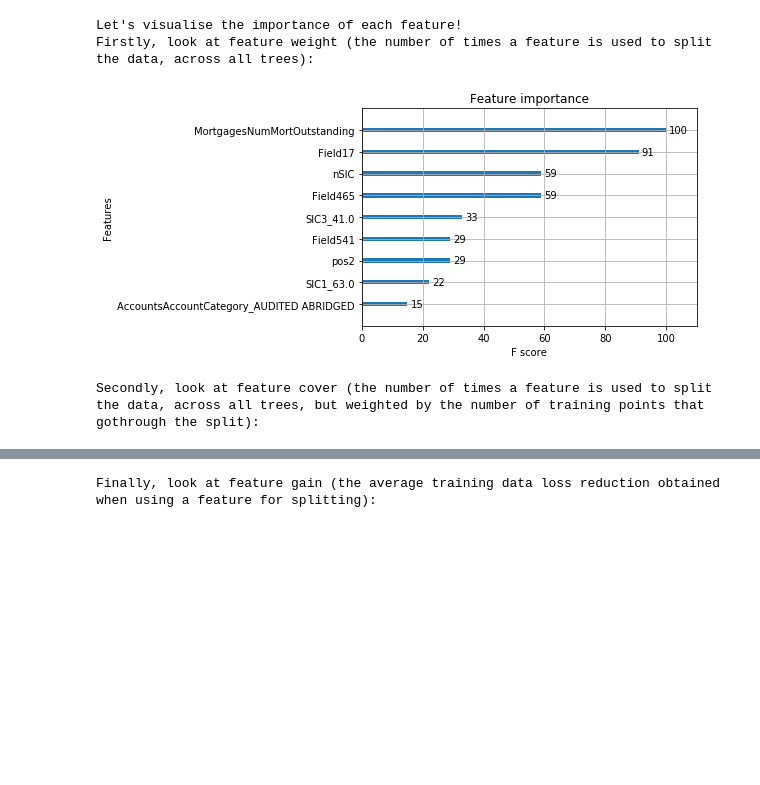
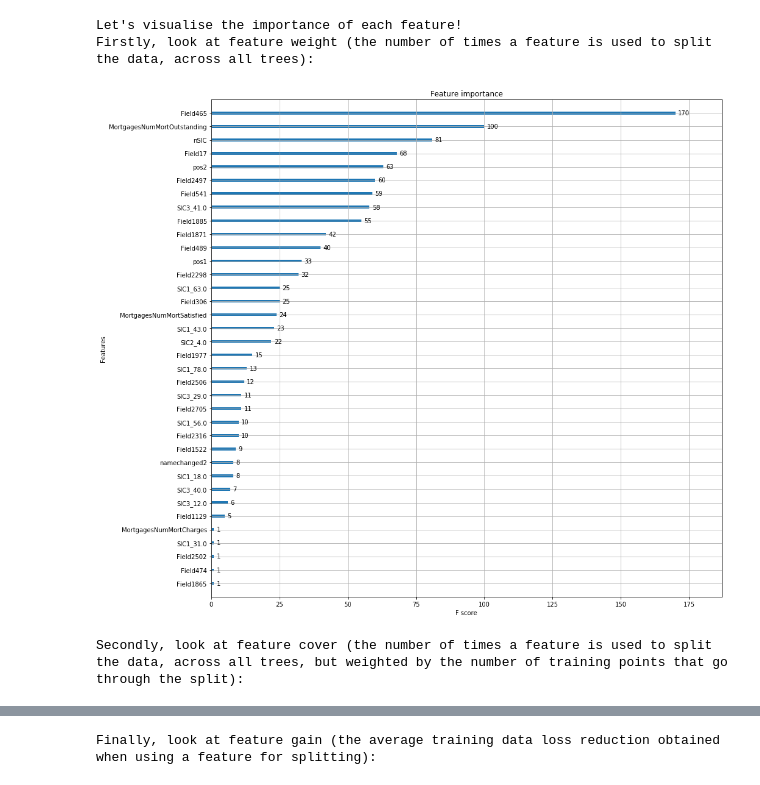
Before and after one commit to kalialeksiev/adversarial-ml, a Jupyter notebook: notebooks/XGB Model Visualisation.ipynb, the cells around one changed output, grey strips where cells are left out. Saved outputs shown, nothing was run; the diff lists cells and outputs as text; code cells hidden in the pictures; blank space fills up the shorter version.

```diff
--- a/notebooks/XGB Model Visualisation.ipynb
+++ b/notebooks/XGB Model Visualisation.ipynb
@@ -57,24 +78,27 @@ Now let's visualise the resulting tree:
 # %%
 print("Let's visualise the importance of each feature!")
 
 print("Firstly, look at feature weight (the number of times"
       " a feature is used to split the data, across all trees):")
-plot_importance(model, importance_type='weight')
+fig, ax = plt.subplots(figsize=(15, 15))
+plot_importance(model, importance_type='weight', ax=ax)
 plt.show()
 
 print("Secondly, look at feature cover (the number of times a "
       "feature is used to split the data, across all trees, "
       "but weighted by the number of training points that go "
       "through the split):")
-plot_importance(model, importance_type='cover')
+fig, ax = plt.subplots(figsize=(15, 15))
+plot_importance(model, importance_type='cover', ax=ax)
 plt.show()
 
 print("Finally, look at feature gain (the average training data "
       "loss reduction obtained when using a feature for splitting):")
-plot_importance(model, importance_type='gain')
+fig, ax = plt.subplots(figsize=(15, 15))
+plot_importance(model, importance_type='gain', ax=ax)
 plt.show()
 # %% [output]
 Let's visualise the importance of each feature!
 Firstly, look at feature weight (the number of times a feature is used to split the data, across all trees):
-[figure, old version]
+[figure, new version]
-Secondly, look at feature cover (the number of times a feature is used to split the data, across all trees, but weighted by the number of training points that gothrough the split):
+Secondly, look at feature cover (the number of times a feature is used to split the data, across all trees, but weighted by the number of training points that go through the split):
```
Also changed, not shown: parts of 7 cells of this notebook, 1 other file.
